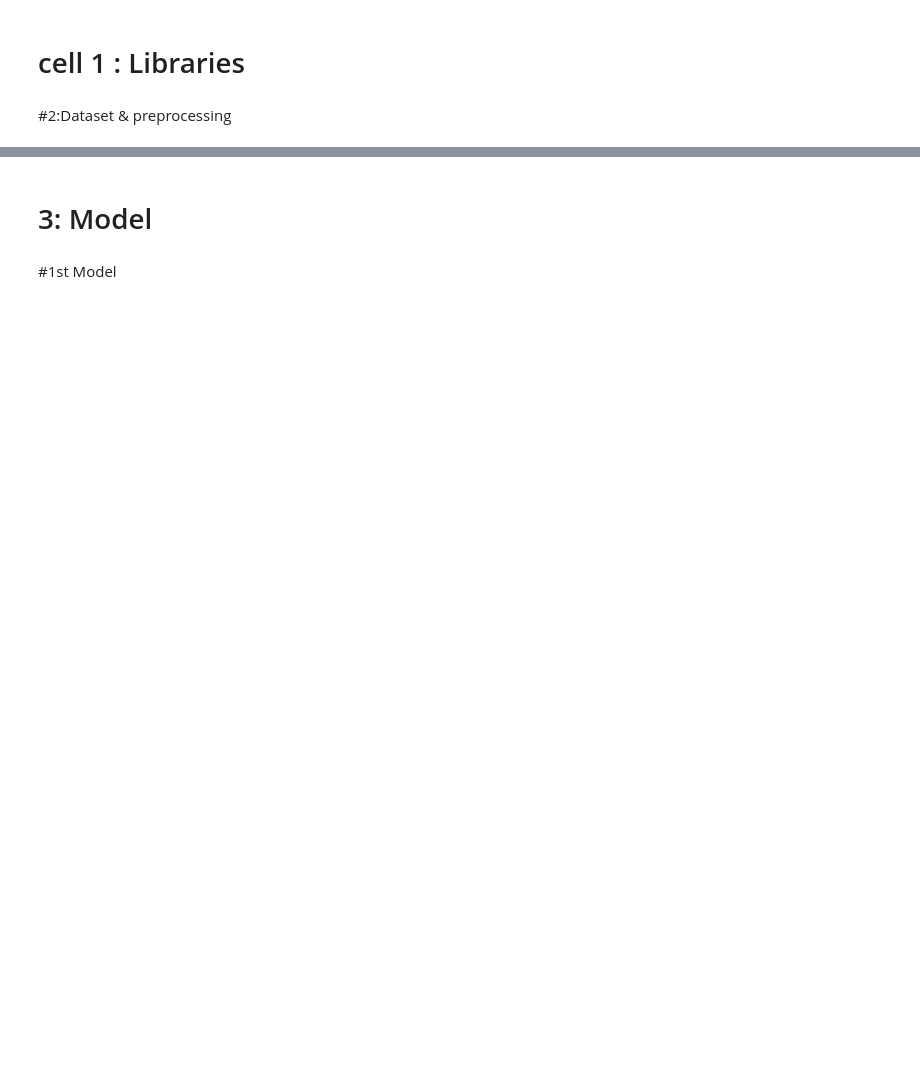
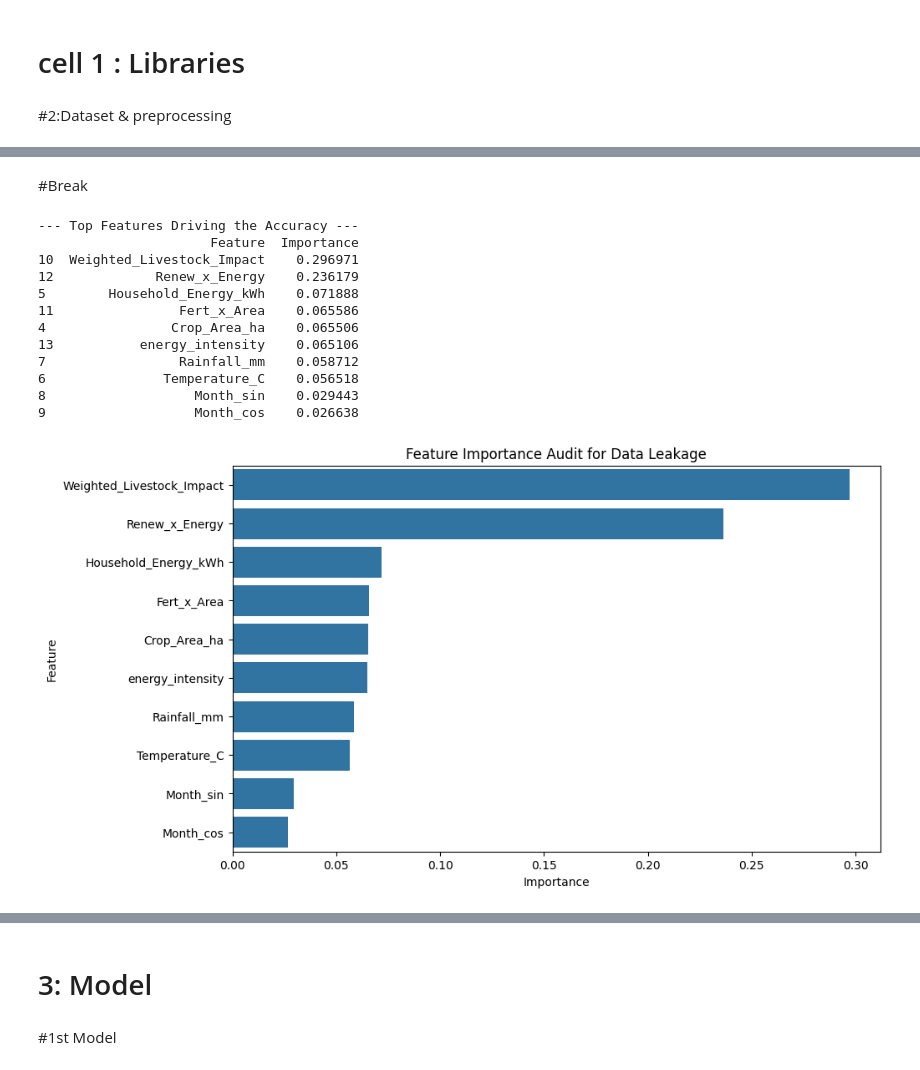
Before and after one commit to AyaAbdElNaem/AI_Tools, a Jupyter notebook: project_Class.ipynb, the cells around one changed output, grey strips where cells are left out. Saved outputs shown, nothing was run; the diff lists cells and outputs as text; code cells hidden in the pictures; blank space fills up the shorter version.

```diff
--- a/project_Class.ipynb
+++ b/project_Class.ipynb
@@ -30,0 +18,7 @@ cow_df.head()
+# %%
+# Load the raw dataset
+data_path = '/content/rural_carbon_dataset1.csv'
+raw_df = pd.read_csv(data_path)
+
+# Display raw dataset preview
+raw_df.head()
@@ -30,0 +284,40 @@ cow_df.head()
+# %% [markdown]
+#Break
+# %%
+# 1. Extract feature names from the OneHotEncoder and Numerical features
+# (Using the preprocessor from Model 2 as an example)
+cat_encoder = pipeline_model2.named_steps['preprocessor'].named_transformers_['text_encode']
+encoded_cat_features = cat_encoder.get_feature_names_out(categorical_cols2).tolist()
+all_features = encoded_cat_features + numerical_cols2
+
+# 2. Extract feature importances from the trained Random Forest
+importances = pipeline_model2.named_steps['classifier'].feature_importances_
+
+# 3. Create a DataFrame for visualization
+importance_df = pd.DataFrame({
+    'Feature': all_features,
+    'Importance': importances
+}).sort_values(by='Importance', ascending=False)
+
+print("--- Top Features Driving the Accuracy ---")
+print(importance_df.head(10))
+
+# 4. Plot Feature Importances
+plt.figure(figsize=(10, 6))
+sns.barplot(x='Importance', y='Feature', data=importance_df.head(10))
+plt.title("Feature Importance Audit for Data Leakage")
+plt.show()
+# %% [output]
+--- Top Features Driving the Accuracy ---
+                      Feature  Importance
+10  Weighted_Livestock_Impact    0.296971
+12             Renew_x_Energy    0.236179
+5        Household_Energy_kWh    0.071888
+11                Fert_x_Area    0.065586
+4                Crop_Area_ha    0.065506
+13           energy_intensity    0.065106
+7                 Rainfall_mm    0.058712
+6               Temperature_C    0.056518
+8                   Month_sin    0.029443
+9                   Month_cos    0.026638
+[figure, added]
```
Also changed, not shown: parts of 19 cells of this notebook.
